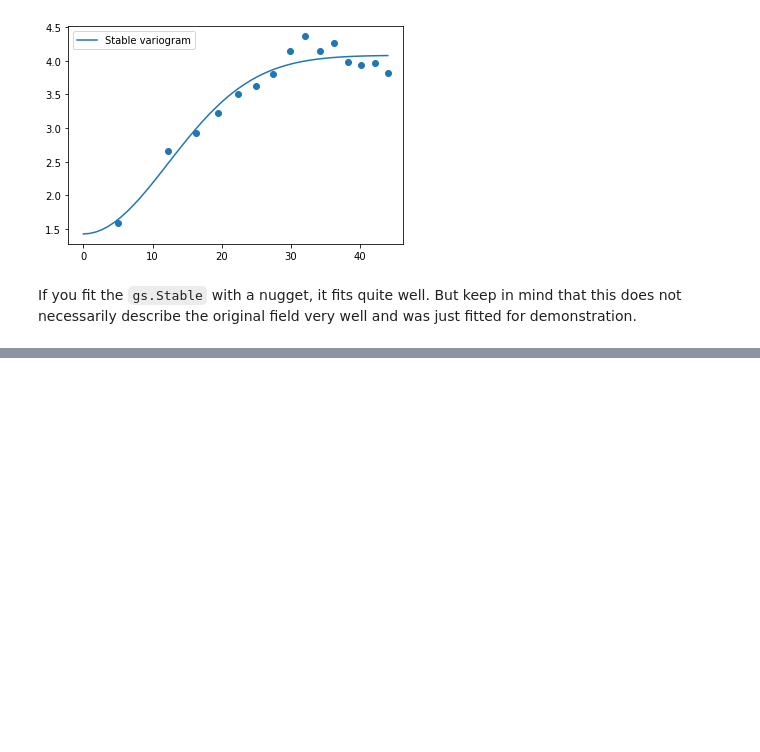
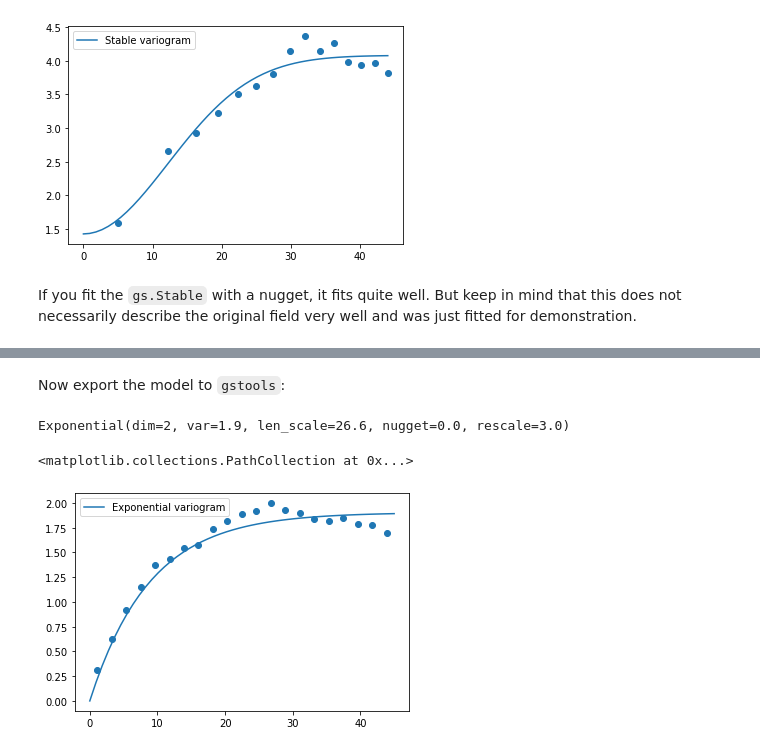
Before and after one commit to mmaelicke/scikit-gstat, a Jupyter notebook: docs/tutorials/06_gstools.ipynb, the cells around one changed output, grey strips where cells are left out. Drawn from its saved outputs; the diff is of its cells as text; code cells hidden in the pictures; blank space fills up the shorter version.

```diff
--- a/docs/tutorials/06_gstools.ipynb
+++ b/docs/tutorials/06_gstools.ipynb
@@ -90,0 +138,4 @@ If you fit the `gs.Stable` with a nugget, it fits quite well. But keep in mind t
+# %%
+skg.plotting.backend('plotly')
+V = skg.Variogram(coords, field, n_lags=21, estimator='matheron', model='exponential', maxlag=45, bin_func='even')
+V.plot(show=False)
@@ -90,0 +145,16 @@ If you fit the `gs.Stable` with a nugget, it fits quite well. But keep in mind t
+# %% [markdown]
+Now export the model to `gstools`:
+# %%
+exp_model = V.to_gstools()
+print(exp_model)
+# %% [output]
+Exponential(dim=2, var=1.9, len_scale=26.6, nugget=0.0, rescale=3.0)
+# %%
+# get the empirical for the plot as well
+bins, gamma = V.get_empirical(bin_center=True)
+
+ax = exp_model.plot(x_max=45)
+ax.scatter(bins, gamma)
+# %% [output]
+<matplotlib.collections.PathCollection at 0x...>
+[figure, added]
```
Also changed, not shown: parts of 15 cells of this notebook.
